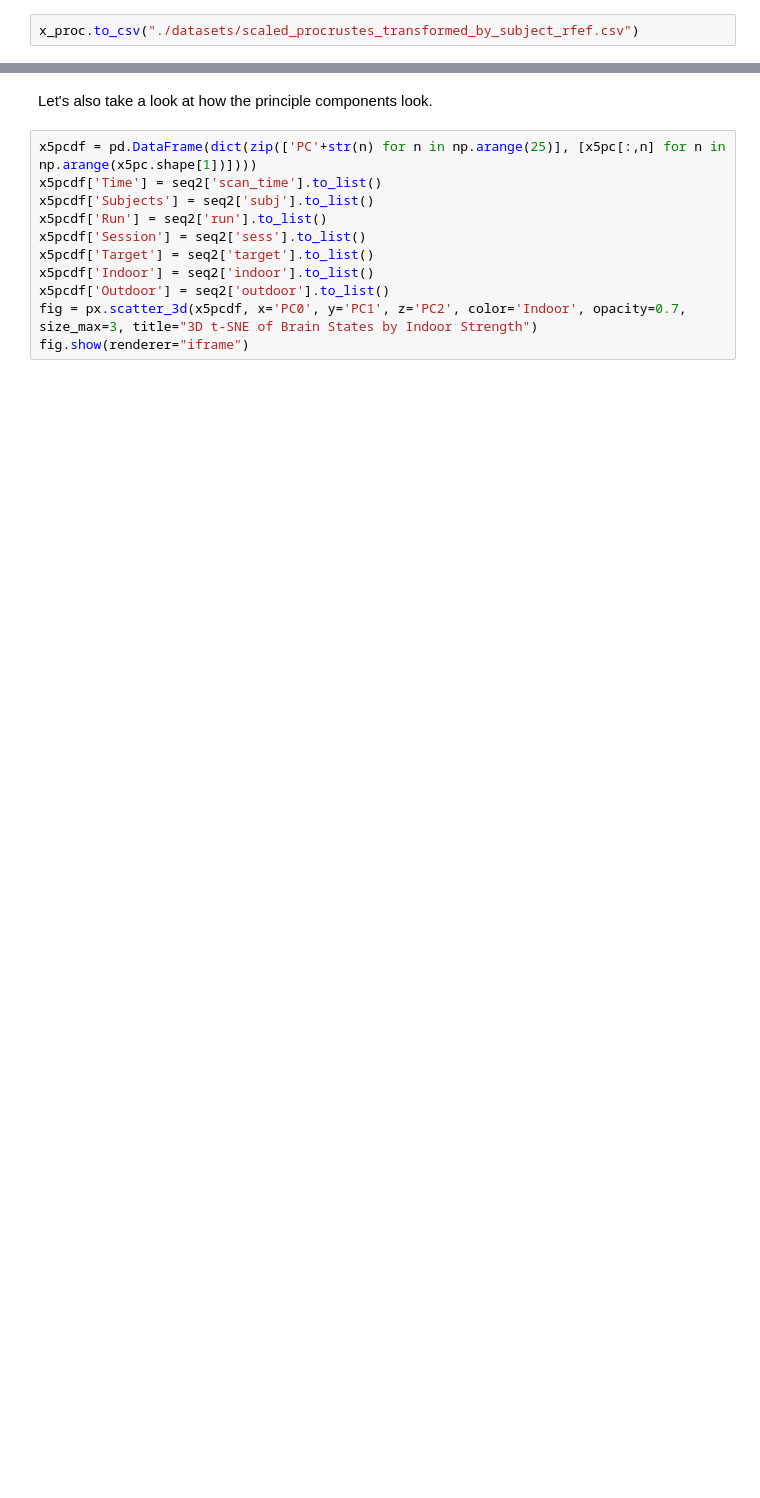
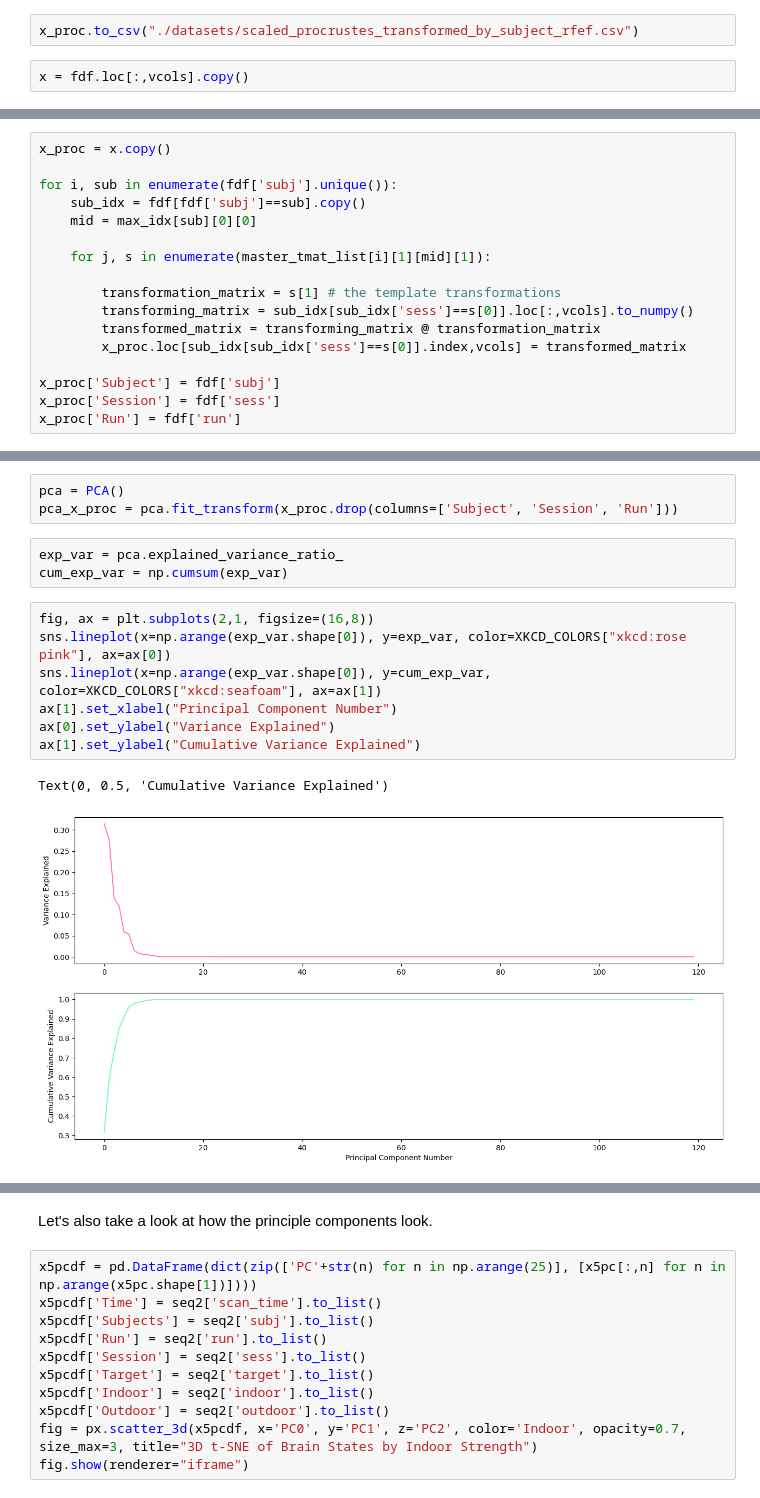
Before and after one commit to fjrrk/fef-analysis, a Jupyter notebook: scripts/Part 6. Stimuli Sequence Exploration.ipynb, the cells around one changed output, grey strips where cells are left out. Saved outputs shown, nothing was run; the diff lists cells and outputs as text; blank space fills up the shorter version.

```diff
--- a/scripts/Part 6. Stimuli Sequence Exploration.ipynb
+++ b/scripts/Part 6. Stimuli Sequence Exploration.ipynb
@@ -662,3 +660,5 @@ fig.show(renderer="iframe")
 [interactive output not drawn]
 # %%
 x_proc.to_csv("./datasets/scaled_procrustes_transformed_by_subject_rfef.csv")
+# %%
+x = fdf.loc[:,vcols].copy()
@@ -664,0 +830,17 @@ x_proc.to_csv("./datasets/scaled_procrustes_transformed_by_subject_rfef.csv")
+# %%
+x_proc = x.copy()
+
+for i, sub in enumerate(fdf['subj'].unique()):
+    sub_idx = fdf[fdf['subj']==sub].copy()
+    mid = max_idx[sub][0][0]
+
+    for j, s in enumerate(master_tmat_list[i][1][mid][1]):
+
+        transformation_matrix = s[1] # the template transformations
+        transforming_matrix = sub_idx[sub_idx['sess']==s[0]].loc[:,vcols].to_numpy()
+        transformed_matrix = transforming_matrix @ transformation_matrix
+        x_proc.loc[sub_idx[sub_idx['sess']==s[0]].index,vcols] = transformed_matrix
+
+x_proc['Subject'] = fdf['subj']
+x_proc['Session'] = fdf['sess']
+x_proc['Run'] = fdf['run']
@@ -664,0 +888,16 @@ x_proc.to_csv("./datasets/scaled_procrustes_transformed_by_subject_rfef.csv")
+# %%
+pca = PCA()
+pca_x_proc = pca.fit_transform(x_proc.drop(columns=['Subject', 'Session', 'Run']))
+# %%
+exp_var = pca.explained_variance_ratio_
+cum_exp_var = np.cumsum(exp_var)
+# %%
+fig, ax = plt.subplots(2,1, figsize=(16,8))
+sns.lineplot(x=np.arange(exp_var.shape[0]), y=exp_var, color=XKCD_COLORS["xkcd:rose pink"], ax=ax[0])
+sns.lineplot(x=np.arange(exp_var.shape[0]), y=cum_exp_var, color=XKCD_COLORS["xkcd:seafoam"], ax=ax[1])
+ax[1].set_xlabel("Principal Component Number")
+ax[0].set_ylabel("Variance Explained")
+ax[1].set_ylabel("Cumulative Variance Explained")
+# %% [output]
+Text(0, 0.5, 'Cumulative Variance Explained')
+[figure, added]
```
Also changed, not shown: parts of 31 cells of this notebook, 7 other files.
